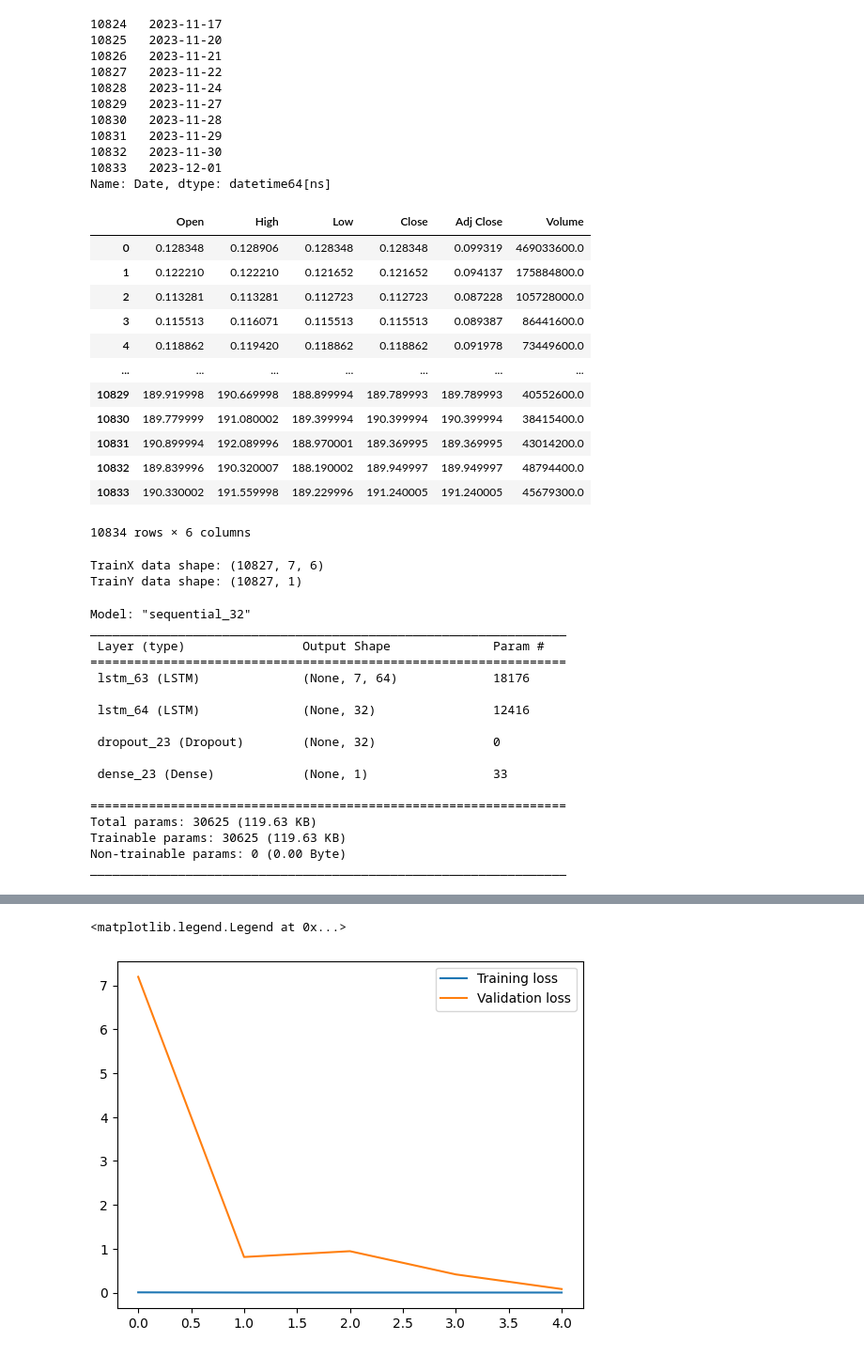
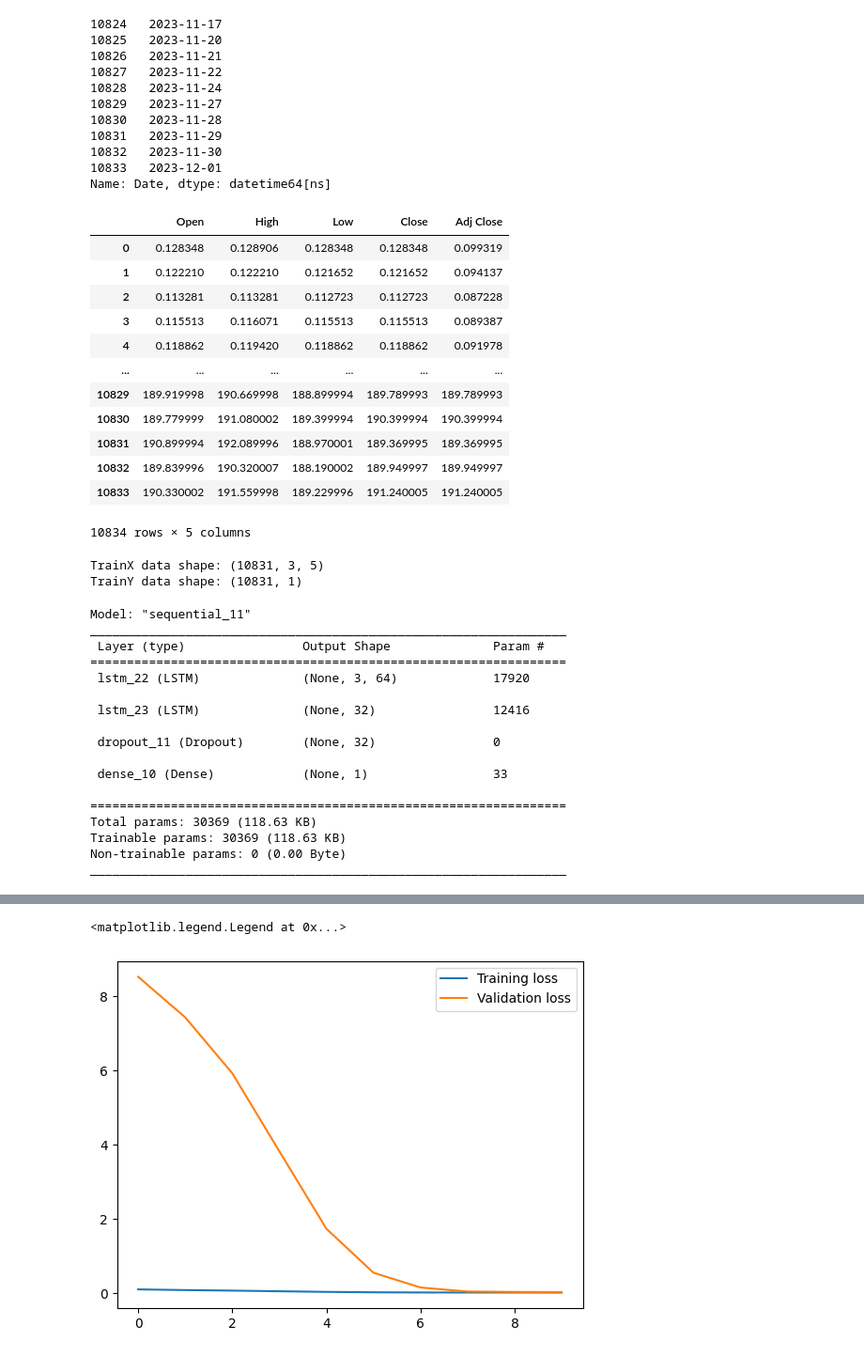
Before and after one commit to hpatel0816/LSTM-StockPred, a Jupyter notebook: stockPred.ipynb, the cells around one changed output, grey strips where cells are left out. Shown at 94% size. Saved outputs shown, nothing was run; the diff lists cells and outputs as text; code cells hidden in the pictures.

Commit message:
Optimize model + minor fixes

```diff
--- a/stockPred.ipynb
+++ b/stockPred.ipynb
@@ -36,23 +36,23 @@ print(train_dates.tail(10))
 Name: Date, dtype: datetime64[ns]
 # %%
 # Extract the variables for training
-data_cols = list(df)[1:7]
+data_cols = list(df)[1:6]
 training_df = df[data_cols].astype(float)
 training_df
 # %% [output]
-|  | Open | High | Low | Close | Adj Close | Volume |
-| 0 | 0.128348 | 0.128906 | 0.128348 | 0.128348 | 0.099319 | 469033600.0 |
-| 1 | 0.122210 | 0.122210 | 0.121652 | 0.121652 | 0.094137 | 175884800.0 |
-| 2 | 0.113281 | 0.113281 | 0.112723 | 0.112723 | 0.087228 | 105728000.0 |
-| 3 | 0.115513 | 0.116071 | 0.115513 | 0.115513 | 0.089387 | 86441600.0 |
-| 4 | 0.118862 | 0.119420 | 0.118862 | 0.118862 | 0.091978 | 73449600.0 |
-| ... | ... | ... | ... | ... | ... | ... |
-| 10829 | 189.919998 | 190.669998 | 188.899994 | 189.789993 | 189.789993 | 40552600.0 |
-| 10830 | 189.779999 | 191.080002 | 189.399994 | 190.399994 | 190.399994 | 38415400.0 |
-| 10831 | 190.899994 | 192.089996 | 188.970001 | 189.369995 | 189.369995 | 43014200.0 |
-| 10832 | 189.839996 | 190.320007 | 188.190002 | 189.949997 | 189.949997 | 48794400.0 |
-| 10833 | 190.330002 | 191.559998 | 189.229996 | 191.240005 | 191.240005 | 45679300.0 |
+|  | Open | High | Low | Close | Adj Close |
+| 0 | 0.128348 | 0.128906 | 0.128348 | 0.128348 | 0.099319 |
+| 1 | 0.122210 | 0.122210 | 0.121652 | 0.121652 | 0.094137 |
+| 2 | 0.113281 | 0.113281 | 0.112723 | 0.112723 | 0.087228 |
+| 3 | 0.115513 | 0.116071 | 0.115513 | 0.115513 | 0.089387 |
+| 4 | 0.118862 | 0.119420 | 0.118862 | 0.118862 | 0.091978 |
+| ... | ... | ... | ... | ... | ... |
+| 10829 | 189.919998 | 190.669998 | 188.899994 | 189.789993 | 189.789993 |
+| 10830 | 189.779999 | 191.080002 | 189.399994 | 190.399994 | 190.399994 |
+| 10831 | 190.899994 | 192.089996 | 188.970001 | 189.369995 | 189.369995 |
+| 10832 | 189.839996 | 190.320007 | 188.190002 | 189.949997 | 189.949997 |
+| 10833 | 190.330002 | 191.559998 | 189.229996 | 191.240005 | 191.240005 |
-10834 rows × 6 columns
+10834 rows × 5 columns
 # %%
 scaler = StandardScaler()
 scaler = scaler.fit(training_df)
@@ -61,7 +61,7 @@ scaled_data_df = scaler.transform(training_df)
 trainX, trainY = [], [] # Sets containing data used for prediction and the predicted values
 
 n_future = 1 # Number of days we want to predict future values
-n_past = 7 # Number of previous days we use to predict future values
+n_past = 3 # Number of previous days we use to predict future values
 
 # Transform the data into its corresponding sets for the LSTM model
 for i in range(n_past, len(scaled_data_df) - n_future +1):
@@ -73,39 +73,39 @@ trainX, trainY = np.array(trainX), np.array(trainY) # Convert to numpy arrays
 print(f"TrainX data shape: {trainX.shape}")
 print(f"TrainY data shape: {trainY.shape}")
 # %% [output]
-TrainX data shape: (10827, 7, 6)
-TrainY data shape: (10827, 1)
+TrainX data shape: (10831, 3, 5)
+TrainY data shape: (10831, 1)
 # %%
 # Define the Autoencoder model
 model = Sequential()
 model.add(LSTM(64, activation='relu', input_shape=(trainX.shape[1], trainX.shape[2]), return_sequences=True))
 model.add(LSTM(32, activation='relu', return_sequences=False))
-model.add(Dropout(0.2))
+model.add(Dropout(0.3))
 model.add(Dense(trainY.shape[1]))
 
-model.compile(optimizer='adam', loss='mse')
+model.compile(optimizer='sgd', loss='mse')
 model.summary()
 # %% [output]
-Model: "sequential_32"
+Model: "sequential_11"
 _________________________________________________________________
  Layer (type)                Output Shape              Param #
 =================================================================
- lstm_63 (LSTM)              (None, 7, 64)             18176
+ lstm_22 (LSTM)              (None, 3, 64)             17920
 
- lstm_64 (LSTM)              (None, 32)                12416
+ lstm_23 (LSTM)              (None, 32)                12416
 
- dropout_23 (Dropout)        (None, 32)                0
+ dropout_11 (Dropout)        (None, 32)                0
 
- dense_23 (Dense)            (None, 1)                 33
+ dense_10 (Dense)            (None, 1)                 33
 
 =================================================================
-Total params: 30625 (119.63 KB)
-Trainable params: 30625 (119.63 KB)
+Total params: 30369 (118.63 KB)
+Trainable params: 30369 (118.63 KB)
 Non-trainable params: 0 (0.00 Byte)
 _________________________________________________________________
 # %%
 # Fit the model
-history = model.fit(trainX, trainY, epochs=5, batch_size=16, validation_split=0.1, verbose=1)
+history = model.fit(trainX, trainY, epochs=10, batch_size=32, validation_split=0.1, verbose=1)
 
 plt.plot(history.history['loss'], label='Training loss')
 plt.plot(history.history['val_loss'], label='Validation loss')
@@ -124,5 +134,5 @@ Epoch 5/5
 <matplotlib.legend.Legend at 0x...>
-[figure, old version]
+[figure, new version]
 # %%
 from pandas.tseries.holiday import USFederalHolidayCalendar
 from pandas.tseries.offsets import CustomBusinessDay
```
Also changed, not shown: parts of 3 cells of this notebook.
